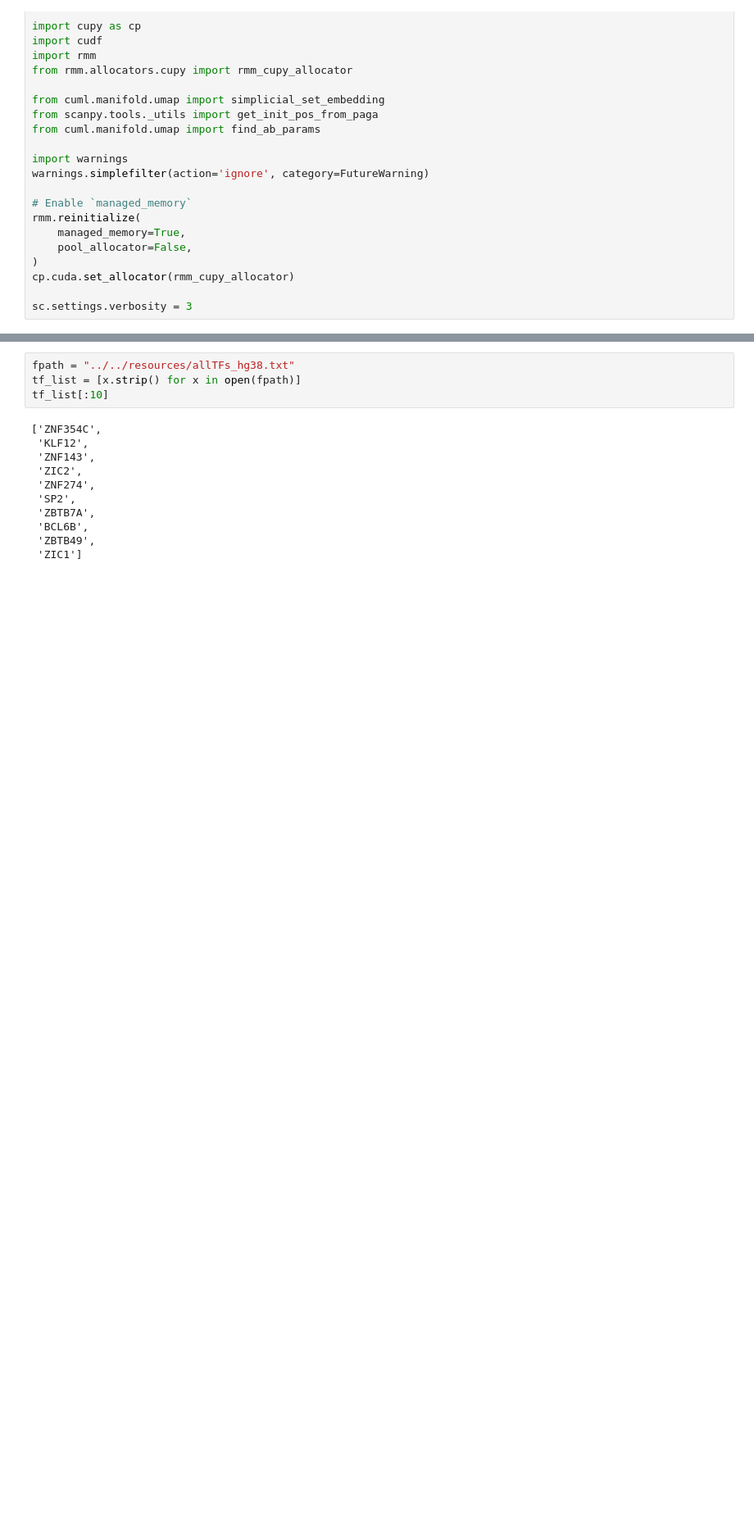
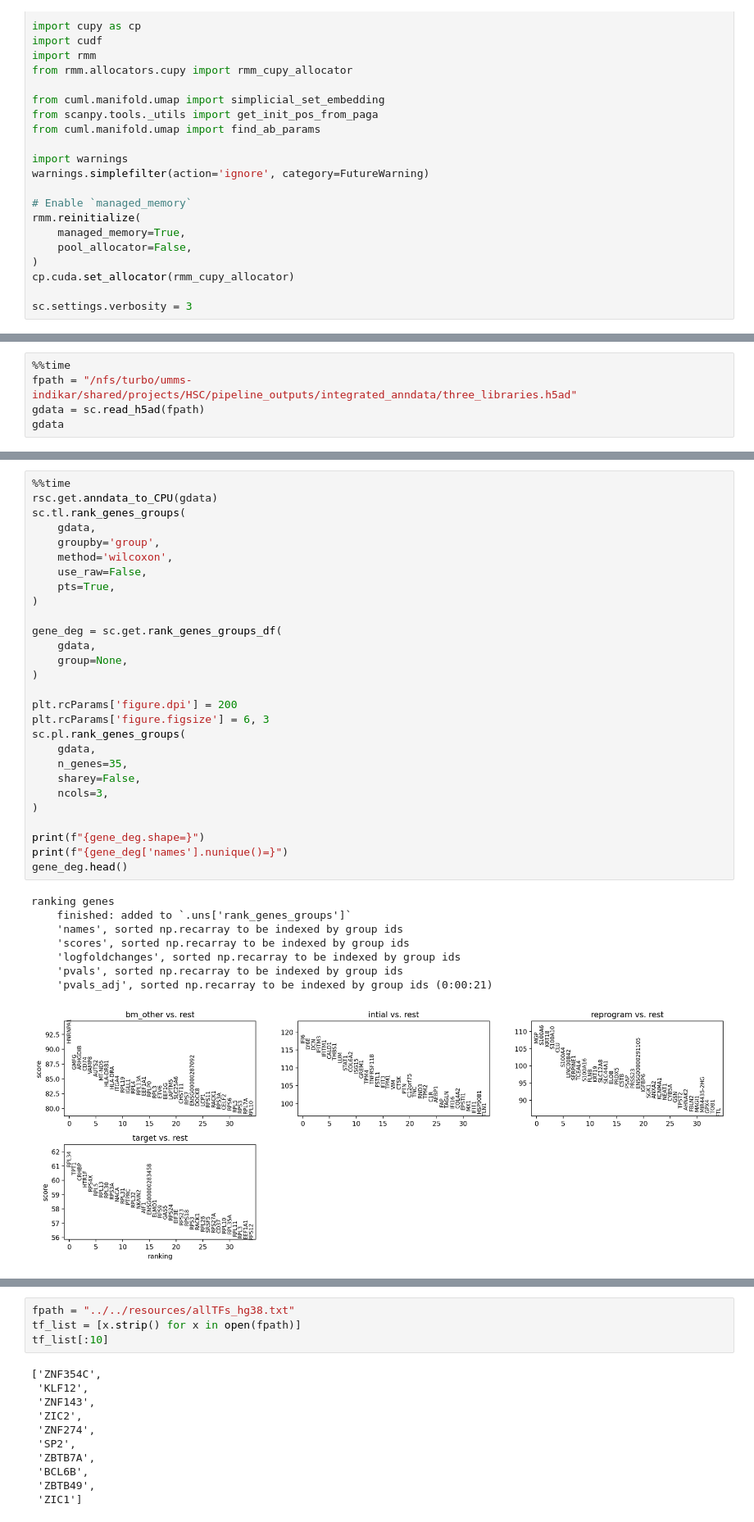
Before and after one commit to CooperStansbury/hematokytos, a Jupyter notebook: notebooks/isoforms/differential_isoforms.ipynb, the cells around one changed output, grey strips where cells are left out. Shown at 82% size. Drawn from its saved outputs; the diff is of its cells as text; blank space fills up the shorter version.

```diff
--- a/notebooks/isoforms/differential_isoforms.ipynb
+++ b/notebooks/isoforms/differential_isoforms.ipynb
@@ -49,0 +52,5 @@ sc.settings.verbosity = 3
+# %%
+%%time
+fpath = "/nfs/turbo/umms-indikar/shared/projects/HSC/pipeline_outputs/integrated_anndata/three_libraries.h5ad"
+gdata = sc.read_h5ad(fpath)
+gdata
@@ -49,0 +67,37 @@ sc.settings.verbosity = 3
+# %%
+%%time
+rsc.get.anndata_to_CPU(gdata)
+sc.tl.rank_genes_groups(
+    gdata,
+    groupby='group',
+    method='wilcoxon',
+    use_raw=False,
+    pts=True,
+)
+
+gene_deg = sc.get.rank_genes_groups_df(
+    gdata,
+    group=None,
+)
+
+plt.rcParams['figure.dpi'] = 200
+plt.rcParams['figure.figsize'] = 6, 3
+sc.pl.rank_genes_groups(
+    gdata,
+    n_genes=35,
+    sharey=False,
+    ncols=3,
+)
+
+print(f"{gene_deg.shape=}")
+print(f"{gene_deg['names'].nunique()=}")
+gene_deg.head()
+# %% [output]
+ranking genes
+    finished: added to `.uns['rank_genes_groups']`
+    'names', sorted np.recarray to be indexed by group ids
+    'scores', sorted np.recarray to be indexed by group ids
+    'logfoldchanges', sorted np.recarray to be indexed by group ids
+    'pvals', sorted np.recarray to be indexed by group ids
+    'pvals_adj', sorted np.recarray to be indexed by group ids (0:00:21)
+[figure, added]
```
Also changed, not shown: parts of 45 cells of this notebook, 5 other files.
